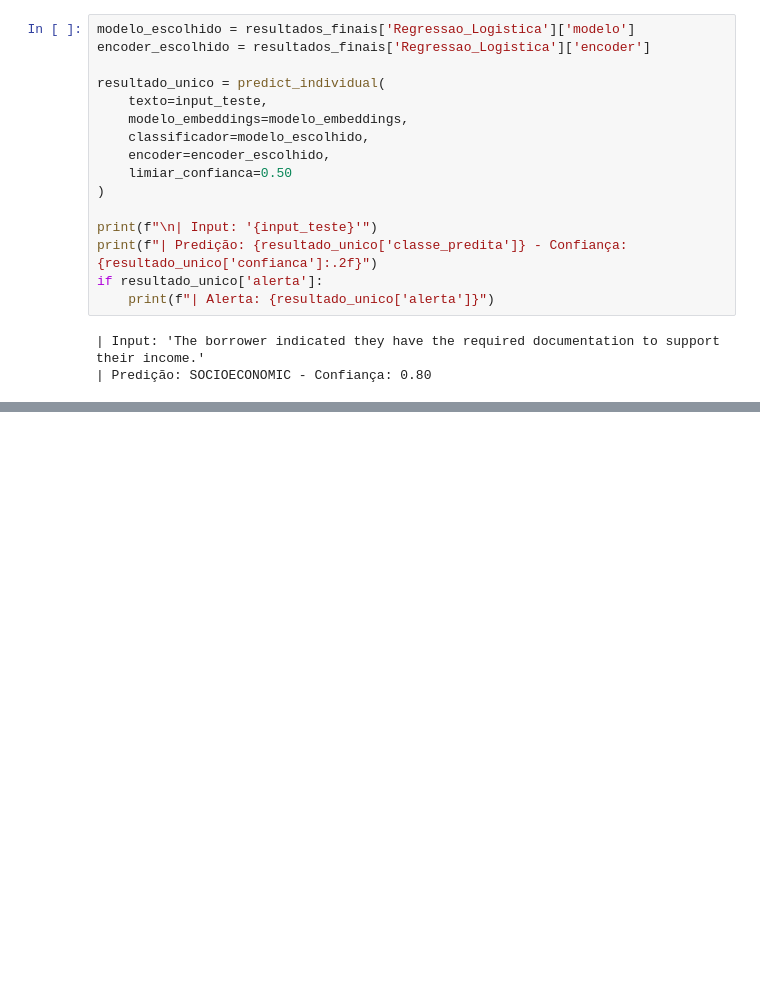
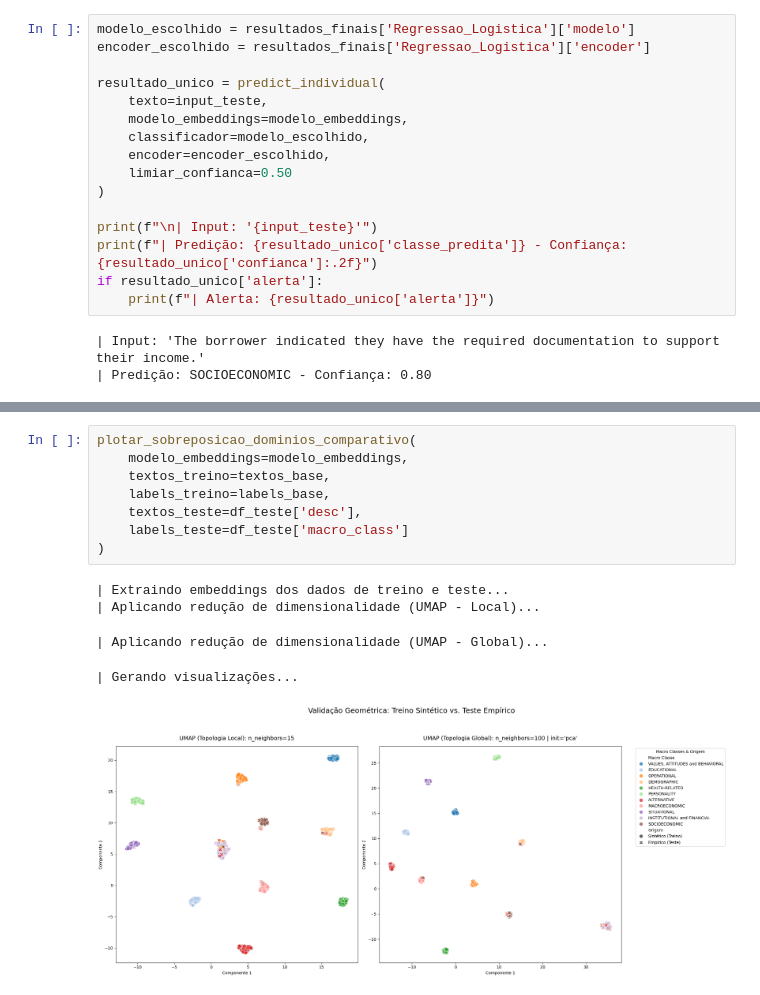
Before and after one commit to OfAndreS/FeatureD, a Jupyter notebook: notebooks/Experiment.ipynb, the cells around one changed output, grey strips where cells are left out. Cells and saved outputs as stored; diff of their text form; blank space fills up the shorter version.

```diff
--- a/notebooks/Experiment.ipynb
+++ b/notebooks/Experiment.ipynb
@@ -415,0 +581,14 @@ if resultado_unico['alerta']:
+# %%
+plotar_sobreposicao_dominios_comparativo(
+    modelo_embeddings=modelo_embeddings,
+    textos_treino=textos_base,
+    labels_treino=labels_base,
+    textos_teste=df_teste['desc'],
+    labels_teste=df_teste['macro_class']
+)
+# %% [output]
+| Extraindo embeddings dos dados de treino e teste...
+| Aplicando redução de dimensionalidade (UMAP - Local)...
+| Aplicando redução de dimensionalidade (UMAP - Global)...
+| Gerando visualizações...
+[figure, added]
```
Also changed, not shown: parts of 18 cells of this notebook, 9 other files.
